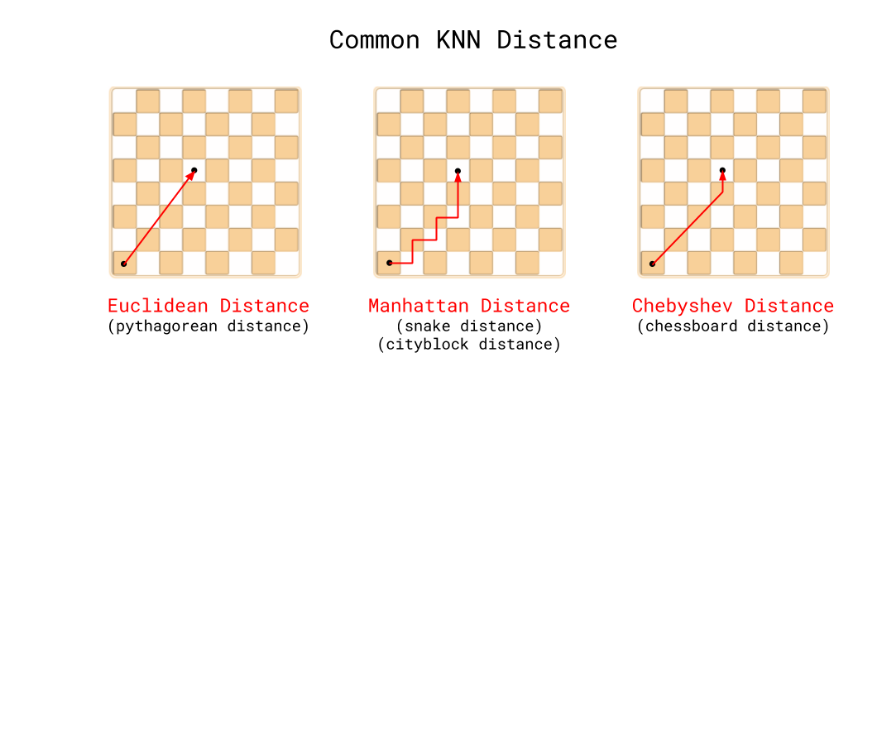
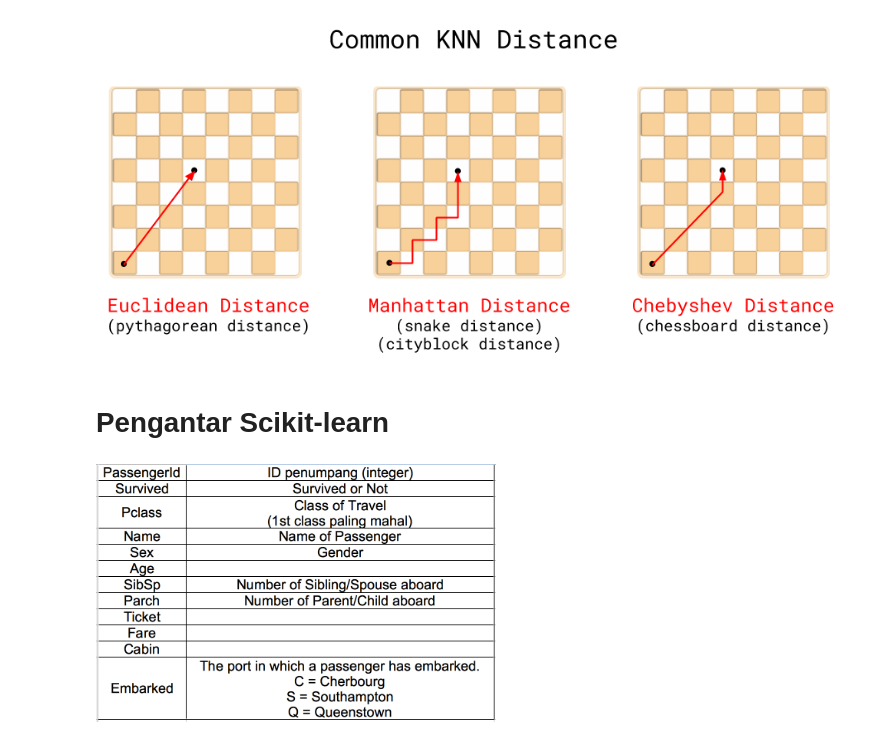
Before and after one commit to Rizkifadillah/googlecolab, a Jupyter notebook: data_science/S2/E1_K_Nearest_Neighbor.ipynb, the cells around one changed output. Cells and saved outputs as stored; diff of their text form; code cells hidden in the pictures; blank space fills up the shorter version.

```diff
--- a/data_science/S2/E1_K_Nearest_Neighbor.ipynb
+++ b/data_science/S2/E1_K_Nearest_Neighbor.ipynb
@@ -30,3 +34,9 @@ interactive(children=(IntSlider(value=1, description='N', max=11, min=1, step=2)
 illustration.knn_distance
 # %% [output]
 [figure]
+# %% [markdown]
+# **Pengantar Scikit-learn**
+# %%
+illustration.nomenklatur
+# %% [output]
+[figure, added]
```
Also changed, not shown: parts of 59 cells of this notebook.
